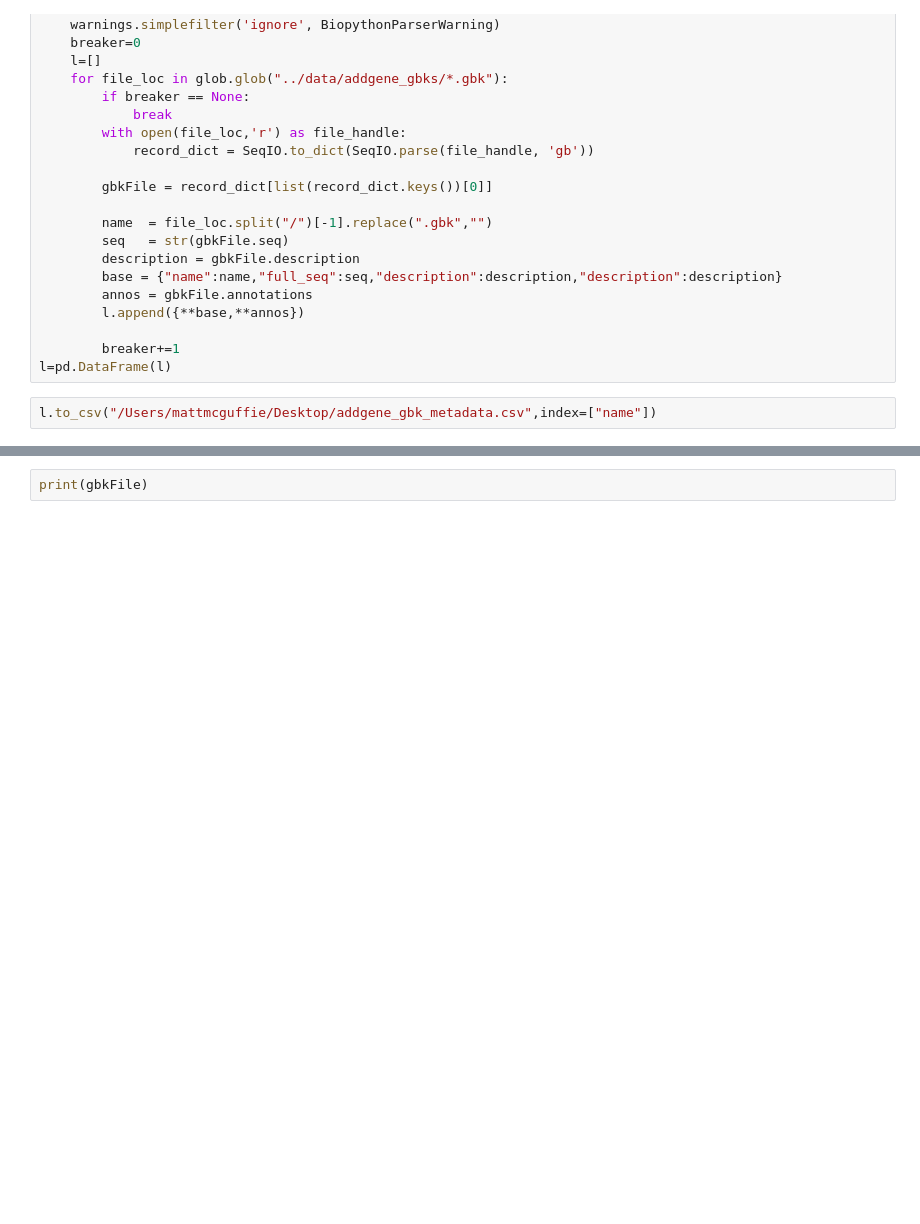
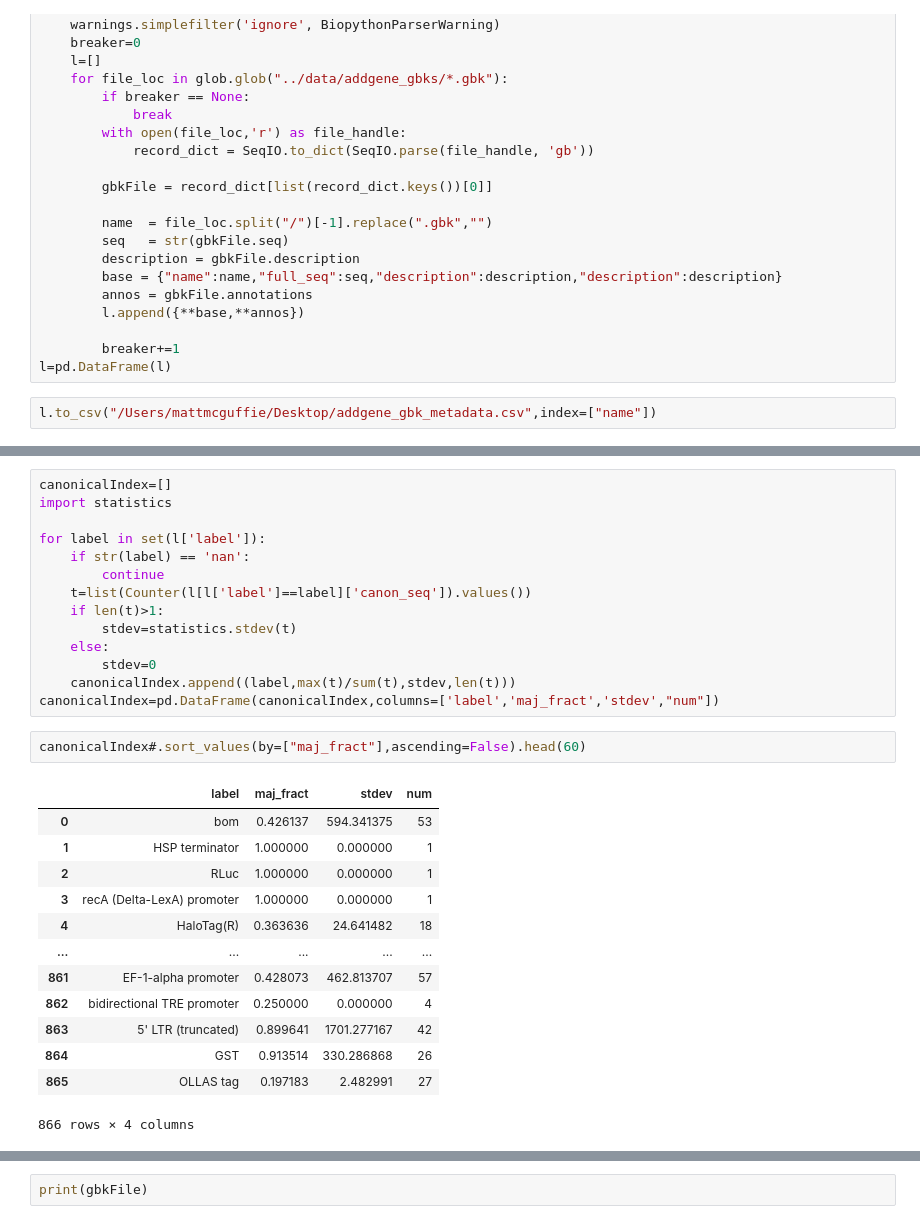
Before and after one commit to mmcguffi/pLannotate, a Jupyter notebook: jupyter_notebooks/exploring_addgene_json.ipynb, the cells around one changed output, grey strips where cells are left out. Saved outputs shown, nothing was run; the diff lists cells and outputs as text; blank space fills up the shorter version.

```diff
--- a/jupyter_notebooks/exploring_addgene_json.ipynb
+++ b/jupyter_notebooks/exploring_addgene_json.ipynb
@@ -110 +145,31 @@ l.to_csv("/Users/mattmcguffie/Desktop/addgene_gbk_metadata.csv",index=["name"])
+# %%
+canonicalIndex=[]
+import statistics
+
+for label in set(l['label']):
+    if str(label) == 'nan':
+        continue
+    t=list(Counter(l[l['label']==label]['canon_seq']).values())
+    if len(t)>1:
+        stdev=statistics.stdev(t)
+    else:
+        stdev=0
+    canonicalIndex.append((label,max(t)/sum(t),stdev,len(t)))
+canonicalIndex=pd.DataFrame(canonicalIndex,columns=['label','maj_fract','stdev',"num"])
+# %%
+canonicalIndex#.sort_values(by=["maj_fract"],ascending=False).head(60)
+# %% [output]
+|  | label | maj_fract | stdev | num |
+| 0 | bom | 0.426137 | 594.341375 | 53 |
+| 1 | HSP terminator | 1.000000 | 0.000000 | 1 |
+| 2 | RLuc | 1.000000 | 0.000000 | 1 |
+| 3 | recA (Delta-LexA) promoter | 1.000000 | 0.000000 | 1 |
+| 4 | HaloTag(R) | 0.363636 | 24.641482 | 18 |
+| ... | ... | ... | ... | ... |
+| 861 | EF-1-alpha promoter | 0.428073 | 462.813707 | 57 |
+| 862 | bidirectional TRE promoter | 0.250000 | 0.000000 | 4 |
+| 863 | 5' LTR (truncated) | 0.899641 | 1701.277167 | 42 |
+| 864 | GST | 0.913514 | 330.286868 | 26 |
+| 865 | OLLAS tag | 0.197183 | 2.482991 | 27 |
+866 rows × 4 columns
 # %%
```
Also changed, not shown: parts of 3 cells of this notebook, 7 other files.
